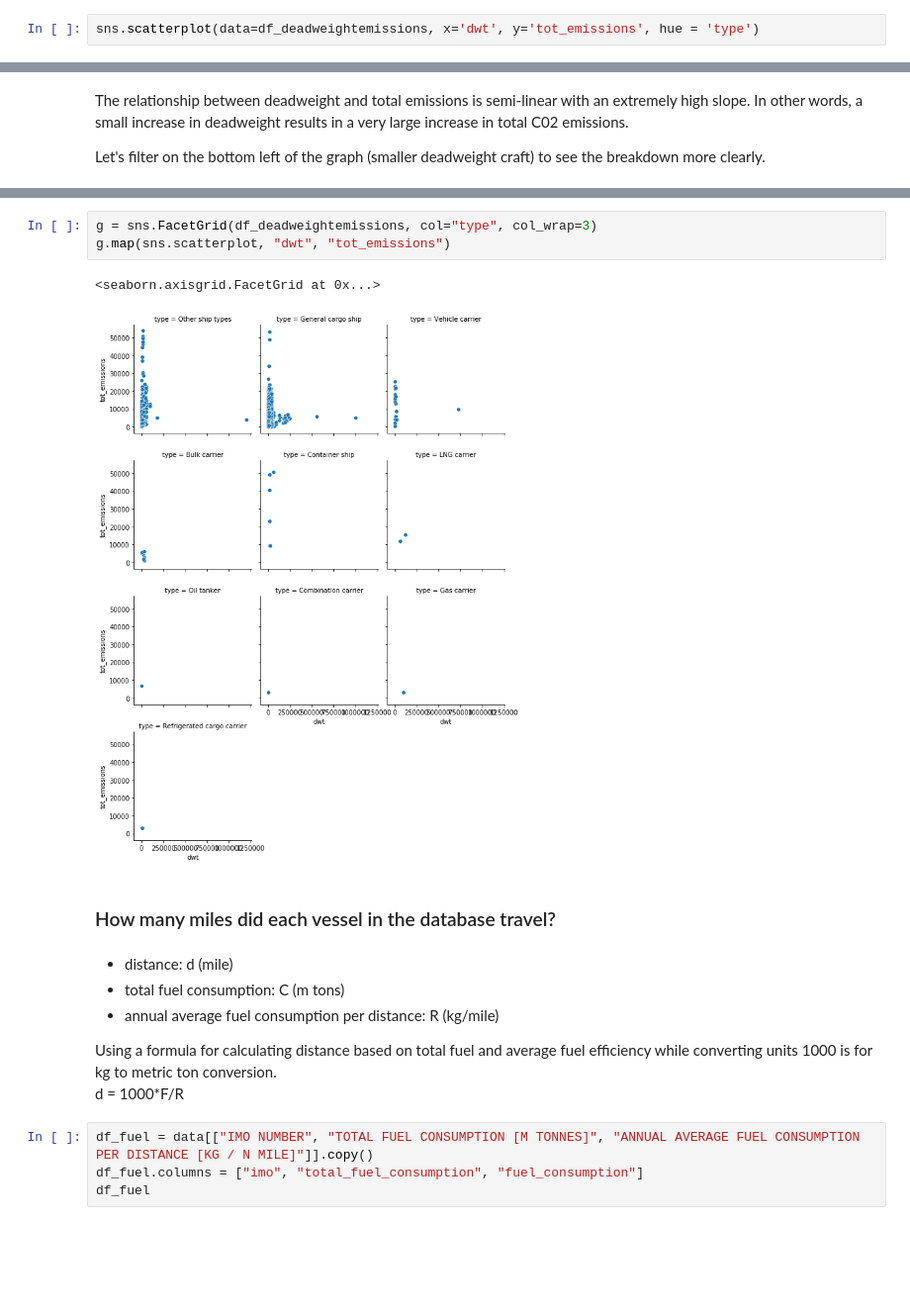
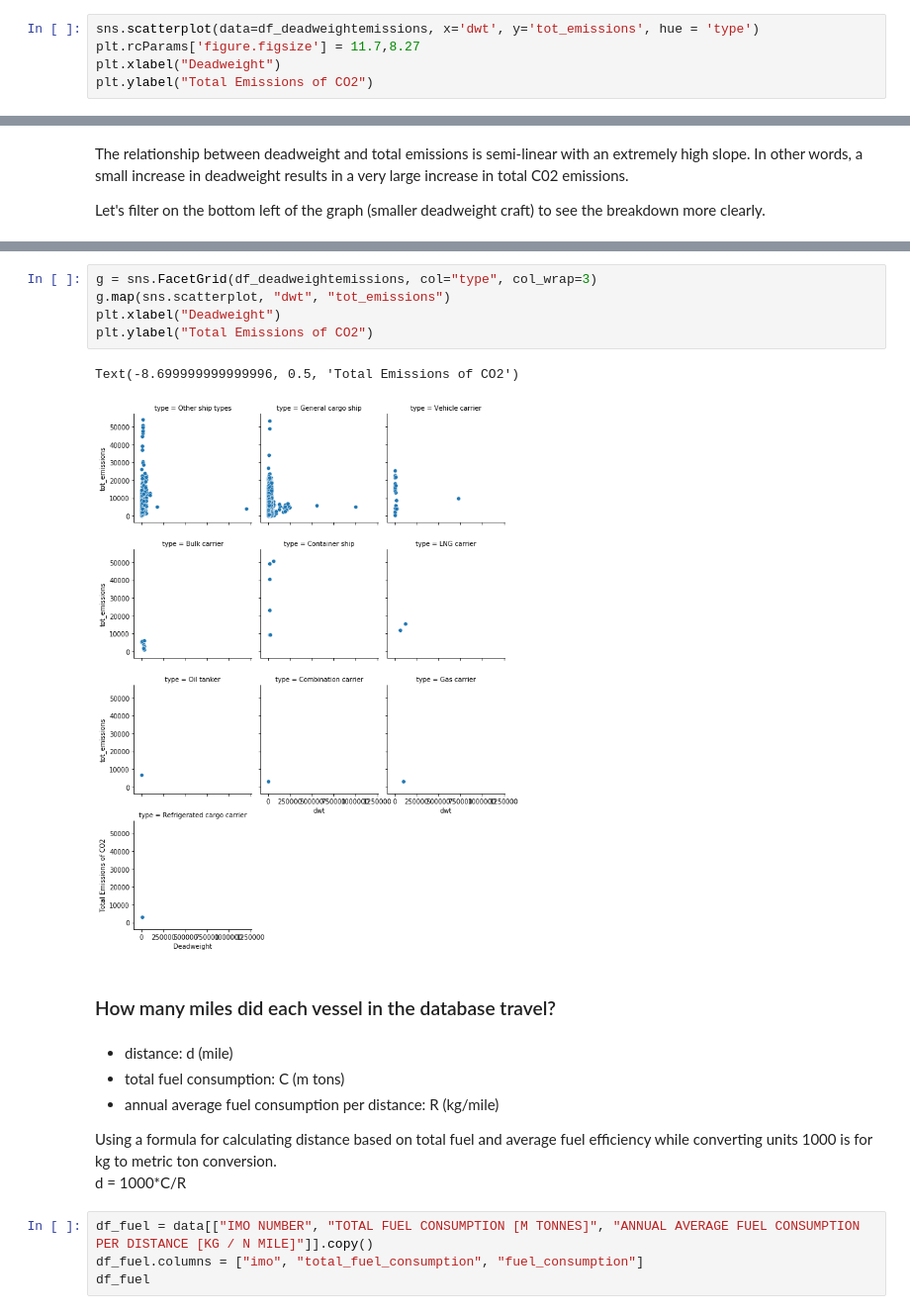
Before and after one commit to rtwillett/CC_technical-challenge, a Jupyter notebook: Data Analysis & Visualization.ipynb, the cells around one changed output, grey strips where cells are left out. Shown at 99% size. Cells and saved outputs as stored; diff of their text form; blank space fills up the shorter version.

```diff
--- a/Data Analysis & Visualization.ipynb
+++ b/Data Analysis & Visualization.ipynb
@@ -224,4 +221,7 @@ df_deadweightemissions.sort_values('dwt')
 3699 rows × 6 columns
 # %%
 sns.scatterplot(data=df_deadweightemissions, x='dwt', y='tot_emissions', hue = 'type')
+plt.rcParams['figure.figsize'] = 11.7,8.27
+plt.xlabel("Deadweight")
+plt.ylabel("Total Emissions of CO2")
 # %% [output]
@@ -247,9 +249,11 @@ sns.scatterplot(data=df_deadweightemissions.loc[df_deadweightemissions.dwt < 500
 # %%
 g = sns.FacetGrid(df_deadweightemissions, col="type", col_wrap=3)
 g.map(sns.scatterplot, "dwt", "tot_emissions")
+plt.xlabel("Deadweight")
+plt.ylabel("Total Emissions of CO2")
 # %% [output]
-<seaborn.axisgrid.FacetGrid at 0x...>
+Text(-8.699999999999996, 0.5, 'Total Emissions of CO2')
-[figure, old version]
+[figure, new version]
 # %% [markdown]
 ### How many miles did each vessel in the database travel?
 # %% [markdown]
@@ -259,7 +263,7 @@ g.map(sns.scatterplot, "dwt", "tot_emissions")
 
 Using a formula for calculating distance based on total fuel and average fuel efficiency while converting units
 1000 is for kg to metric ton conversion.
-d = 1000*F/R
+d = 1000*C/R
 # %%
 df_fuel = data[["IMO NUMBER", "TOTAL FUEL CONSUMPTION [M TONNES]", "ANNUAL AVERAGE FUEL CONSUMPTION PER DISTANCE [KG / N MILE]"]].copy()
 df_fuel.columns = ["imo", "total_fuel_consumption", "fuel_consumption"]
```
Also changed, not shown: parts of 6 cells of this notebook.
